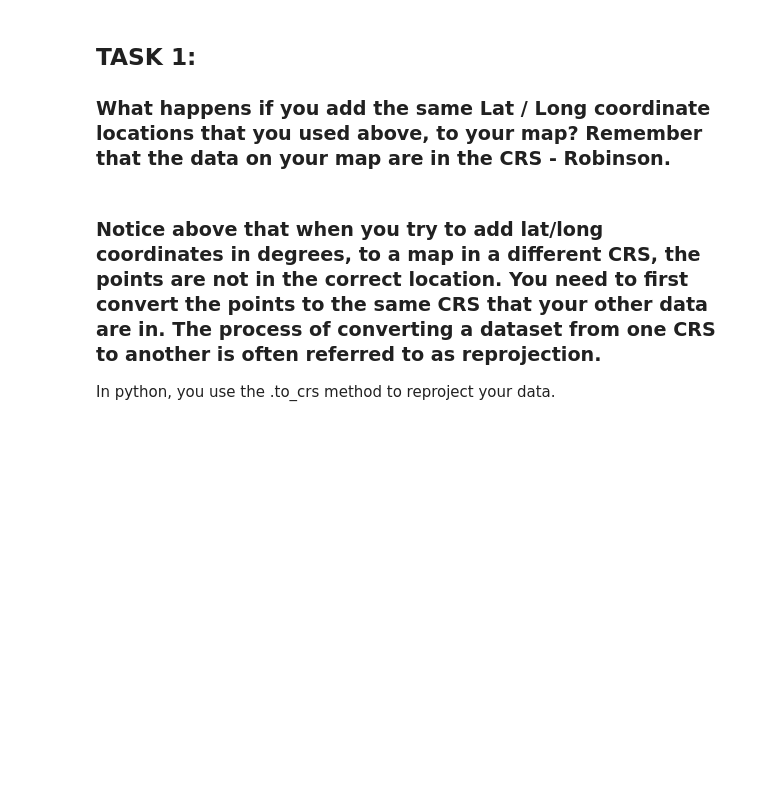
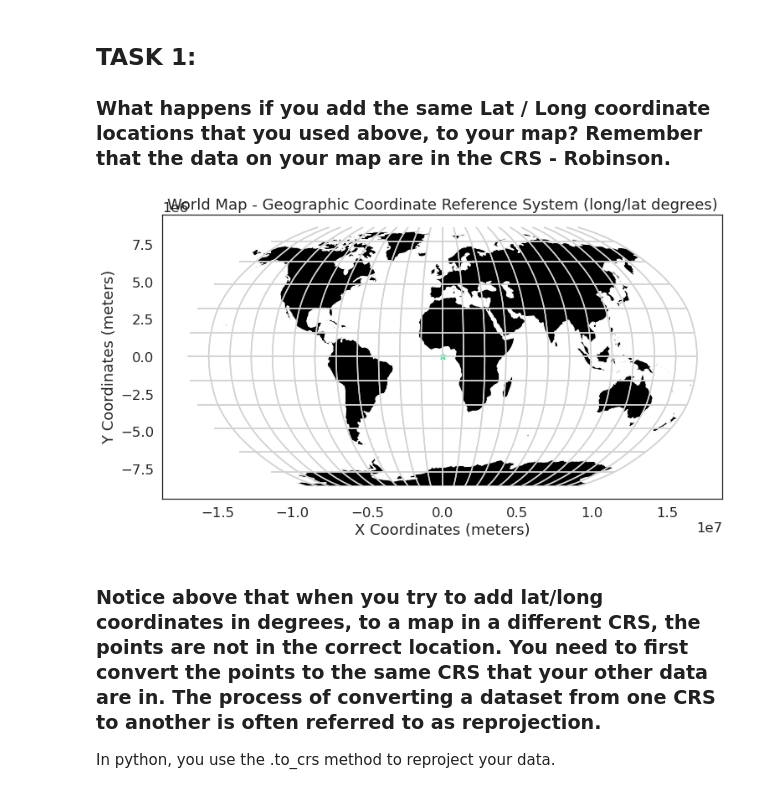
Before and after one commit to yngridpmarques/CEE600M0002_Fall2020, a Jupyter notebook: SpatialDataTypes/CoordinateReferenceSystem.ipynb, the cells around one changed output. Cells and saved outputs as stored; diff of their text form; code cells hidden in the pictures; blank space fills up the shorter version.

```diff
--- a/SpatialDataTypes/CoordinateReferenceSystem.ipynb
+++ b/SpatialDataTypes/CoordinateReferenceSystem.ipynb
@@ -159,3 +174,42 @@ for axis in [ax.xaxis, ax.yaxis]:
+# %%
+#Enter code to replot your projected map with the same lat/lon coordinates you created early here
+# Import graticule & world bounding box shapefile data
+graticule_path = os.path.join("data", "spatial-vector-lidar", "global",
+                              "ne_110m_graticules_all", "ne_110m_graticules_15.shp")
+graticule = gpd.read_file(graticule_path)
+
+bbox_path = os.path.join("data", "spatial-vector-lidar", "global",
+                         "ne_110m_graticules_all", "ne_110m_wgs84_bounding_box.shp")
+bbox = gpd.read_file(bbox_path)
+
+# Create map axis object
+fig, ax = plt.subplots(figsize=(12, 8))
+
+worldBound_robin.plot(ax=ax,
+                      color='k')
+
+graticule_robin.plot(ax=ax, color='lightgrey')
+
+ax.set(title="World Map: Robinson Coordinate Reference System",
+       xlabel="X Coordinates (meters)",
+       ylabel="Y Coordinates (meters)")
+
+# Add bounding box and graticule layers
+bbox.plot(ax=ax, alpha=.1, color='grey')
+graticule_robin.plot(ax=ax, color='lightgrey')
+worldBound_robin.plot(ax=ax, color='black')
+
+# Add points to plot
+city_locations.plot(ax=ax,
+                    markersize=60,
+                    color='springgreen',
+                    marker='*')
+# Add title and axes labels
+ax.set(title="World Map - Geographic Coordinate Reference System (long/lat degrees)",
+       xlabel="X Coordinates (meters)",
+       ylabel="Y Coordinates (meters)");
+# %% [output]
+[figure, added]
 # %% [markdown]
 ### Notice above that when you try to add lat/long coordinates in degrees, to a map in a different CRS, the points are not in the correct location. You need to first convert the points to the same CRS that your other data are in. The process of converting a dataset from one CRS to another is often referred to as reprojection.
 
```
Also changed, not shown: parts of 8 cells of this notebook.
